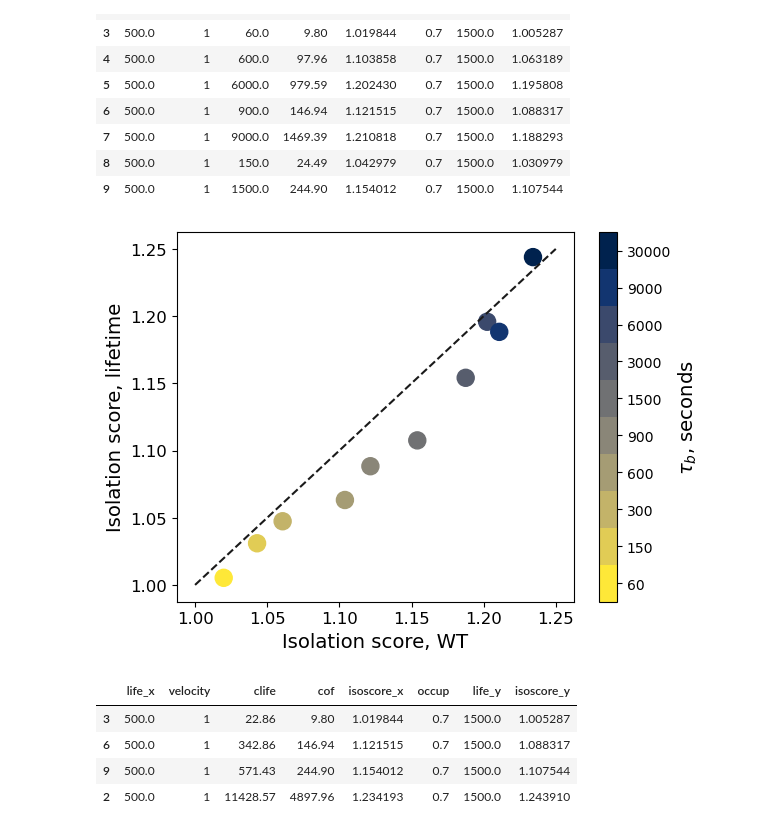
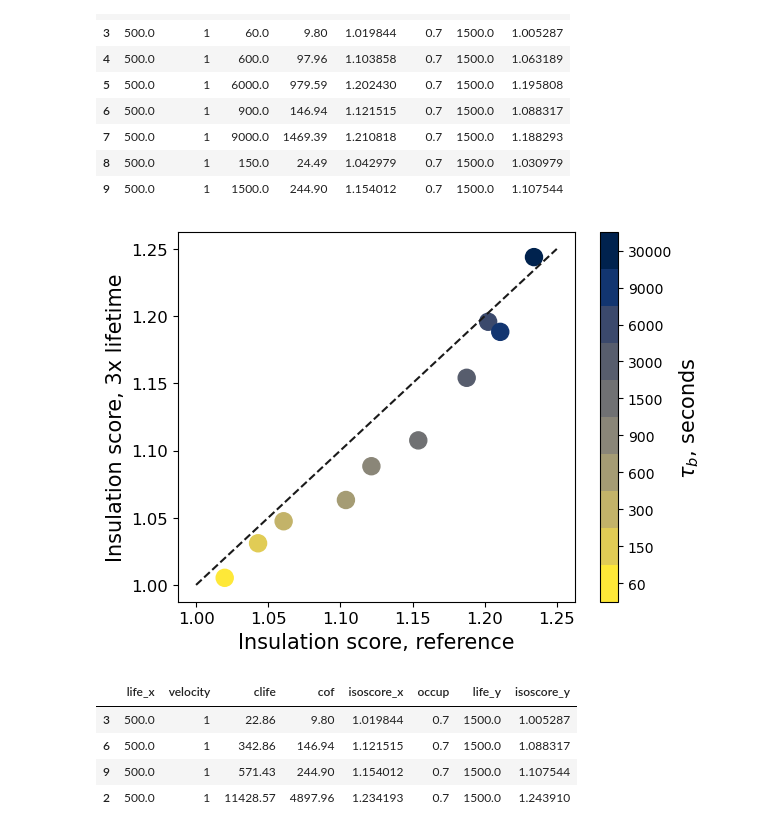
Before and after one commit to Fudenberg-Research-Group/dynamic_extrusion_boundaries, a Jupyter notebook: analysis/isolation_score_simulations.ipynb, the cells around one changed output. Saved outputs shown, nothing was run; the diff lists cells and outputs as text; code cells hidden in the pictures.

```diff
--- a/analysis/isolation_score_simulations.ipynb
+++ b/analysis/isolation_score_simulations.ipynb
@@ -255,37 +255,37 @@ sns.reset_defaults()
 # sort the DataFrame based on 'clife'
 merged_df = merged_df.sort_values(by=['clife'])
 
 # Number of unique points (colors) you want
 num_colors = len(merged_df['clife'].unique())
 cmap = plt.cm.get_cmap('cividis_r', num_colors)
 norm = mcolors.BoundaryNorm(boundaries=np.arange(-0.5, num_colors), ncolors=num_colors)
 
 clife_indices = merged_df['clife'].rank(method='dense').astype(int) - 1
 
 # Create a scatter plot using discrete colors
 sc = plt.scatter(
     merged_df['isoscore_x'],
     merged_df['isoscore_y'],
     s = 150,
     c = clife_indices,  # Use mapped indices for coloring
     cmap = cmap,
     norm = norm  # Use the defined norm for correct color mapping
 )
 
 # Add a plot line
 plt.plot([1, 1.25], [1, 1.25], '--k')
-plt.xlabel('Isolation score, WT', fontsize=14.15)
-plt.ylabel('Isolation score, lifetime', fontsize=14.15)
+plt.xlabel('Insulation score, reference', fontsize=15)
+plt.ylabel('Insulation score, 3x lifetime', fontsize=15)
 cbar = plt.colorbar(sc, ticks=np.arange(num_colors))
-cbar.set_label(r'$\tau_b$, seconds', fontsize=14.15)
+cbar.set_label(r'$\tau_b$, seconds', fontsize=15)
 cbar.ax.set_yticklabels([f'{clife:.2f}' for clife in sorted(merged_df['clife'].unique())])
 cbar.ax.set_yticklabels([f'{int(clife)}' for clife in sorted(merged_df['clife'].unique())])
 plt.xticks(fontsize=11.95)
 plt.yticks(fontsize=11.95)
 plt.savefig('../output/figures/isowt_vs_isowapl.pdf', transparent=True, dpi=500)
 plt.show()
 # %% [output]
-[figure, old version]
+[figure, new version]
 # %%
 iso = pd.read_csv('../output/scores/simulation/scores/isoscore_for_dynamic_random_pause_mod_1_5_30_traiangles_coolres10_s_points.csv')
 iso['occup']= (iso['clife']/(iso['clife']+iso['cof'])).round(2)
```
Also changed, not shown: parts of 1 cell of this notebook.
